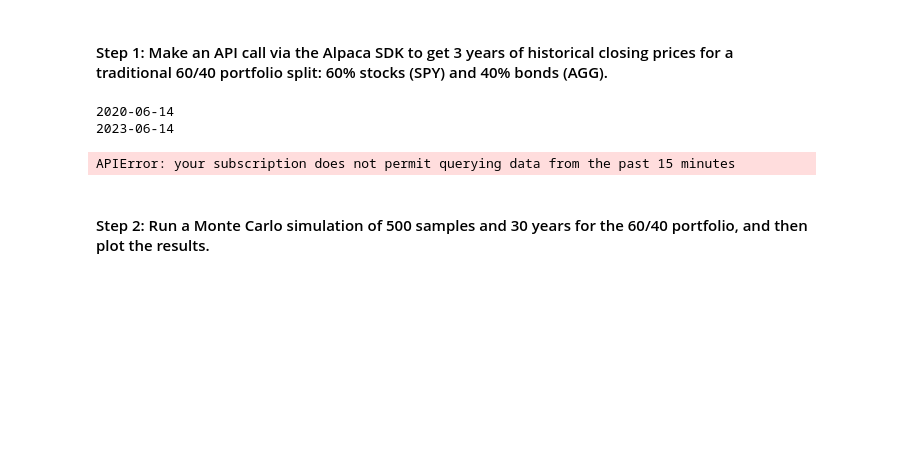
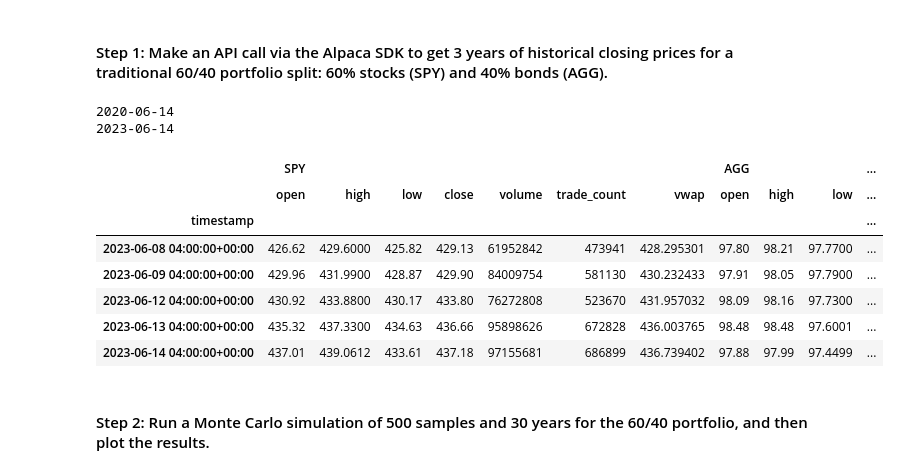
Before and after one commit to AnaFilipaMartelo/Challenge5, a Jupyter notebook: financial_planning_tools.ipynb, the cells around one changed output. Drawn from its saved outputs; the diff is of its cells as text; code cells hidden in the pictures; blank space fills up the shorter version.

Commit message:
Fix error in line 9 of second block of Part 2 of the application. Analyze the Retirement Portfolio Forecast.

```diff
--- a/financial_planning_tools.ipynb
+++ b/financial_planning_tools.ipynb
@@ -431,9 +431,11 @@ In this section, you’ll use the MCForecastTools library to create a Monte Carl
 # %%
 # Set start and end dates of 3 years back from your current date
 # Alternatively, you can use an end date of 2020-08-07 and work 3 years back from that date
-end_date = pd.Timestamp.today().date()
+end_date = pd.to_datetime("2023-06-14")
 start_date = (end_date - pd.DateOffset(years=3)).strftime('%Y-%m-%d')
-end_date = end_date.strftime('%Y-%m-%d')
+#end_date = end_date.strftime('%Y-%m-%d')
+
+end_date = "2023-06-14"
 print(start_date)
 print(end_date)
 # %% [output]
@@ -442,28 +444,37 @@ print(end_date)
 # %%
 # Use the Alpaca get_bars function to make the API call to get the 3 years worth of pricing data
 # The tickers and timeframe parameters should have been set in Part 1 of this activity
 # The start and end dates should be updated with the information set above
 # Remember to add the df property to the end of the call so the response is returned as a DataFrame
 portfolio_prices_3years_df = alpaca.get_bars(
     tickers,
     timeframe,
     start = start_date,
     end = end_date
 ).df
 
+portfolio_prices_3years_df
+
 # Reorganize the DataFrame
 # Separate ticker data
-#SPY = portfolio_prices_3years_df[portfolio_prices_df['symbol']=='SPY'].drop('symbol', axis=1)
-#AGG = portfolio_prices_3years_df[portfolio_prices_df['symbol']=='AGG'].drop('symbol', axis=1)
+SPY = portfolio_prices_3years_df[portfolio_prices_3years_df['symbol']=='SPY'].drop('symbol', axis=1)
+AGG = portfolio_prices_3years_df[portfolio_prices_3years_df['symbol']=='AGG'].drop('symbol', axis=1)
 
 # Concatenate the ticker DataFrames
-#portfolio_prices_3years_df = pd.concat([SPY, AGG],axis=1, keys=['SPY','AGG'])
+portfolio_prices_3years_df = pd.concat([SPY, AGG],axis=1, keys=['SPY','AGG'])
 
 # Display both the first and last five rows of the DataFrame
-#portfolio_prices_3years_df.head()
-#portfolio_prices_3years_df.tail()
+portfolio_prices_3years_df.head()
+portfolio_prices_3years_df.tail()
 # %% [output]
-APIError: your subscription does not permit querying data from the past 15 minutes
+|  | SPY |  |  |  |  |  |  | AGG |  |  | ... |
+|  | open | high | low | close | volume | trade_count | vwap | open | high | low | ... |
+| timestamp |  |  |  |  |  |  |  |  |  |  | ... |
+| 2023-06-08 04:00:00+00:00 | 426.62 | 429.6000 | 425.82 | 429.13 | 61952842 | 473941 | 428.295301 | 97.80 | 98.21 | 97.7700 | ... |
+| 2023-06-09 04:00:00+00:00 | 429.96 | 431.9900 | 428.87 | 429.90 | 84009754 | 581130 | 430.232433 | 97.91 | 98.05 | 97.7900 | ... |
+| 2023-06-12 04:00:00+00:00 | 430.92 | 433.8800 | 430.17 | 433.80 | 76272808 | 523670 | 431.957032 | 98.09 | 98.16 | 97.7300 | ... |
+| 2023-06-13 04:00:00+00:00 | 435.32 | 437.3300 | 434.63 | 436.66 | 95898626 | 672828 | 436.003765 | 98.48 | 98.48 | 97.6001 | ... |
+| 2023-06-14 04:00:00+00:00 | 437.01 | 439.0612 | 433.61 | 437.18 | 97155681 | 686899 | 436.739402 | 97.88 | 97.99 | 97.4499 | ... |
 # %% [markdown]
 #### Step 2: Run a Monte Carlo simulation of 500 samples and 30 years for the 60/40 portfolio, and then plot the results.
 # %%
```
Also changed, not shown: parts of 16 cells of this notebook.
